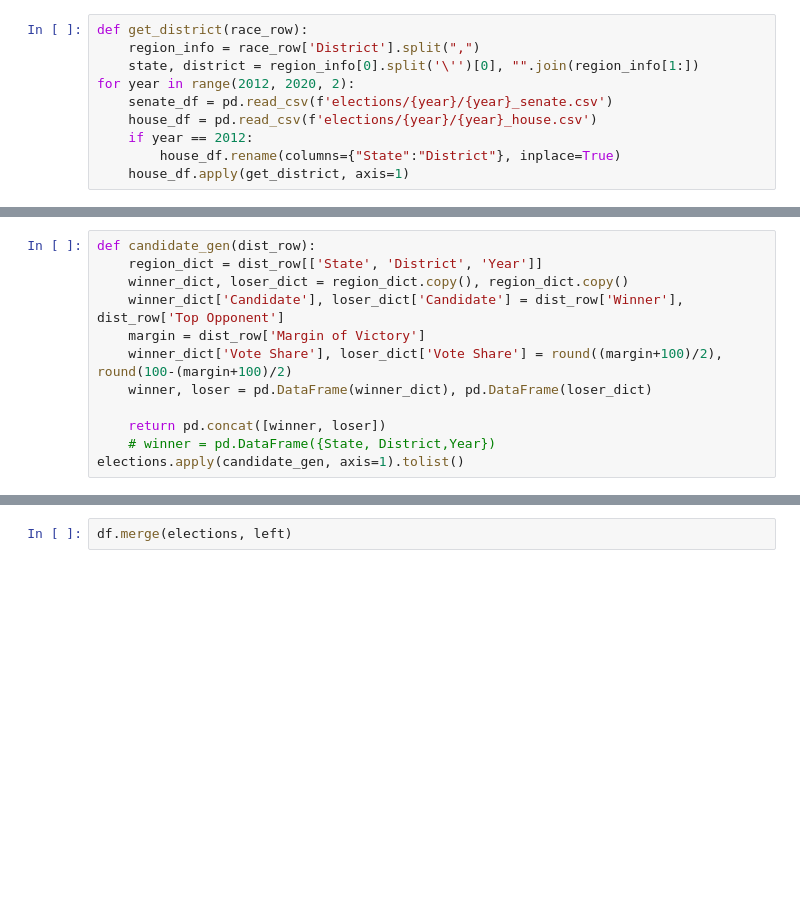
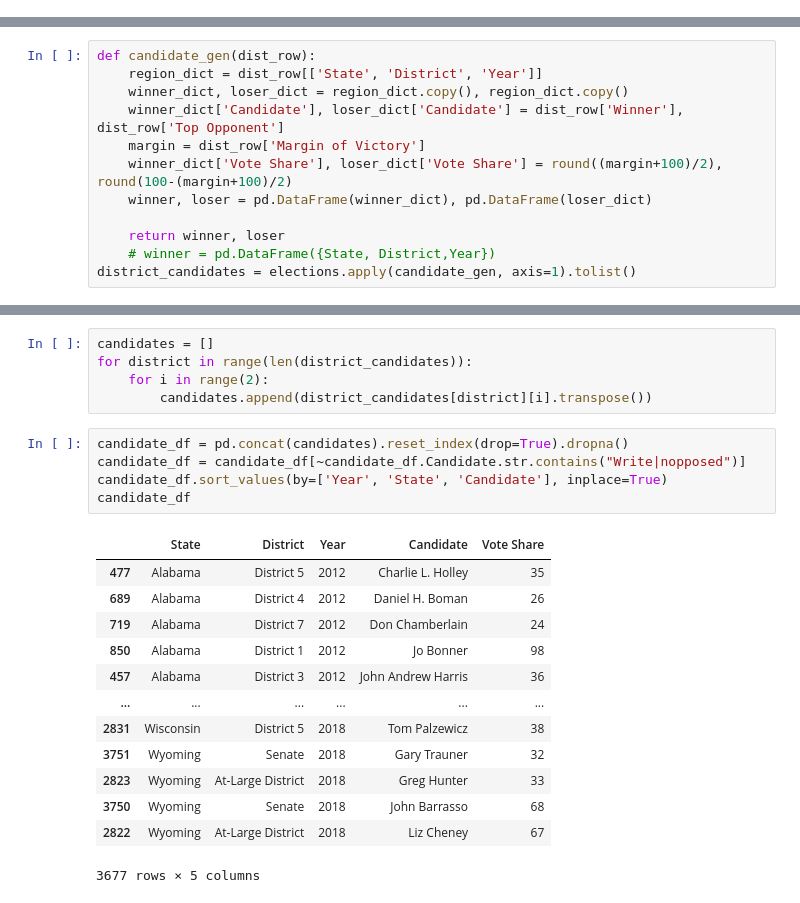
Before and after one commit to wmceachen/tweetVotes, a Jupyter notebook: cleaning.ipynb, the cells around one changed output, grey strips where cells are left out. Cells and saved outputs as stored; diff of their text form; blank space fills up the shorter version.

```diff
--- a/cleaning.ipynb
+++ b/cleaning.ipynb
@@ -72,13 +85,3 @@ pd.read_csv('elections/2018/2018_house.csv').head()
-# %%
-def get_district(race_row):
-    region_info = race_row['District'].split(",")
-    state, district = region_info[0].split('\'')[0], "".join(region_info[1:])
-for year in range(2012, 2020, 2):
-    senate_df = pd.read_csv(f'elections/{year}/{year}_senate.csv')
-    house_df = pd.read_csv(f'elections/{year}/{year}_house.csv')
-    if year == 2012:
-        house_df.rename(columns={"State":"District"}, inplace=True)
-    house_df.apply(get_district, axis=1)
 # %%
 #2012
 def get_district_2012(race_row):
@@ -218,6 +226,6 @@ def candidate_gen(dist_row):
     winner_dict['Vote Share'], loser_dict['Vote Share'] = round((margin+100)/2), round(100-(margin+100)/2)
     winner, loser = pd.DataFrame(winner_dict), pd.DataFrame(loser_dict)
 
-    return pd.concat([winner, loser])
+    return winner, loser
     # winner = pd.DataFrame({State, District,Year})
-elections.apply(candidate_gen, axis=1).tolist()
+district_candidates = elections.apply(candidate_gen, axis=1).tolist()
@@ -257,2 +232,24 @@ df.head()
-# %%
-df.merge(elections, left)
+# %%
+candidates = []
+for district in range(len(district_candidates)):
+    for i in range(2):
+        candidates.append(district_candidates[district][i].transpose())
+# %%
+candidate_df = pd.concat(candidates).reset_index(drop=True).dropna()
+candidate_df = candidate_df[~candidate_df.Candidate.str.contains("Write|nopposed")]
+candidate_df.sort_values(by=['Year', 'State', 'Candidate'], inplace=True)
+candidate_df
+# %% [output]
+|  | State | District | Year | Candidate | Vote Share |
+| 477 | Alabama | District 5 | 2012 | Charlie L. Holley | 35 |
+| 689 | Alabama | District 4 | 2012 | Daniel H. Boman | 26 |
+| 719 | Alabama | District 7 | 2012 | Don Chamberlain | 24 |
+| 850 | Alabama | District 1 | 2012 | Jo Bonner | 98 |
+| 457 | Alabama | District 3 | 2012 | John Andrew Harris | 36 |
+| ... | ... | ... | ... | ... | ... |
+| 2831 | Wisconsin | District 5 | 2018 | Tom Palzewicz | 38 |
+| 3751 | Wyoming | Senate | 2018 | Gary Trauner | 32 |
+| 2823 | Wyoming | At-Large District | 2018 | Greg Hunter | 33 |
+| 3750 | Wyoming | Senate | 2018 | John Barrasso | 68 |
+| 2822 | Wyoming | At-Large District | 2018 | Liz Cheney | 67 |
+3677 rows × 5 columns
```
Also changed, not shown: parts of 16 cells of this notebook.
